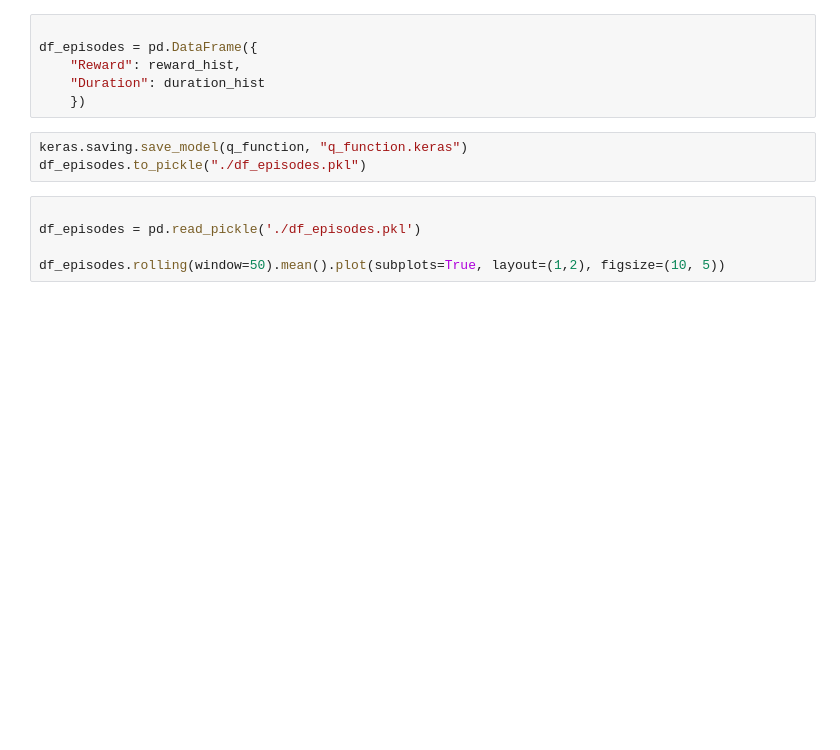
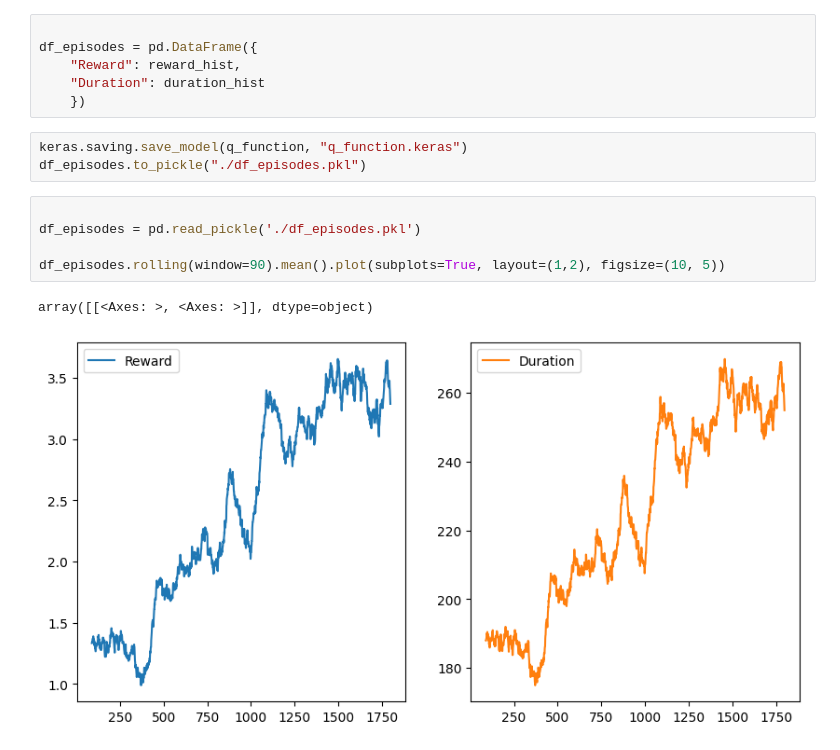
Before and after one commit to damianrodr/rl_atari, a Jupyter notebook: rl_atari_breakout.ipynb, the cells around one changed output. Cells and saved outputs as stored; diff of their text form; blank space fills up the shorter version.

```diff
--- a/rl_atari_breakout.ipynb
+++ b/rl_atari_breakout.ipynb
@@ -225,8 +250,11 @@ df_episodes.to_pickle("./df_episodes.pkl")
 # %%
 
 df_episodes = pd.read_pickle('./df_episodes.pkl')
 
-df_episodes.rolling(window=50).mean().plot(subplots=True, layout=(1,2), figsize=(10, 5))
+df_episodes.rolling(window=90).mean().plot(subplots=True, layout=(1,2), figsize=(10, 5))
+# %% [output]
+array([[<Axes: >, <Axes: >]], dtype=object)
+[figure, added]
 # %%
 
 # Evaluation
```
Also changed, not shown: parts of 9 cells of this notebook, 12 other files.
